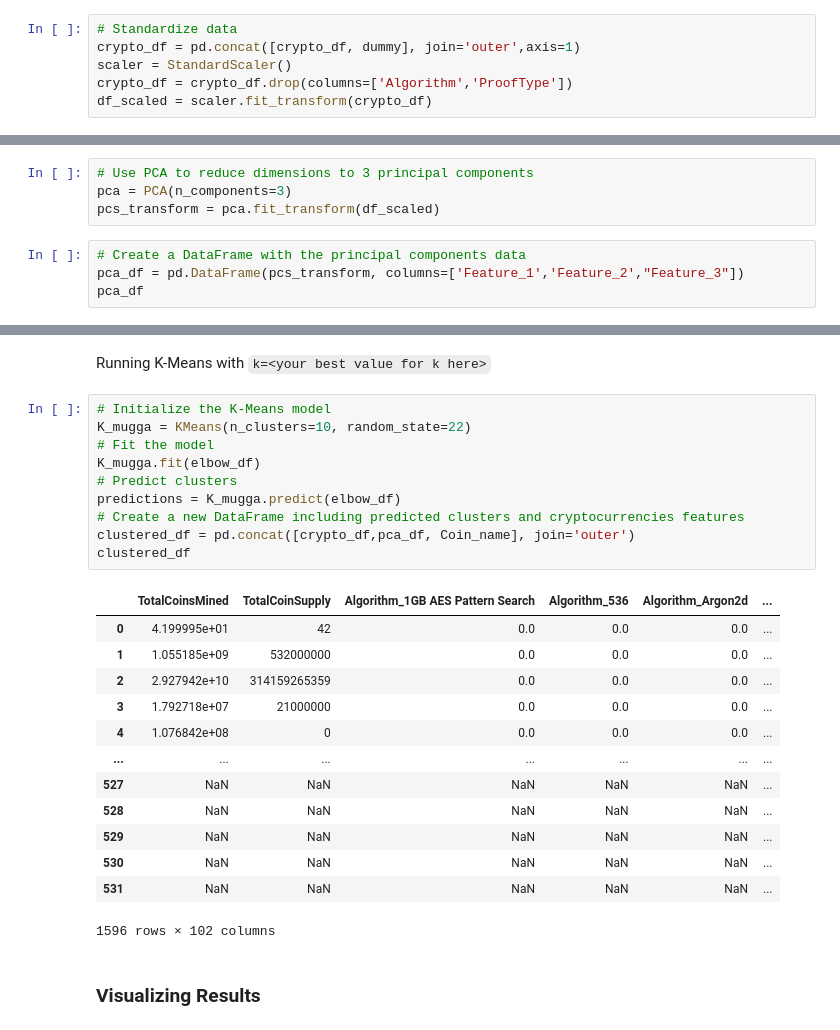
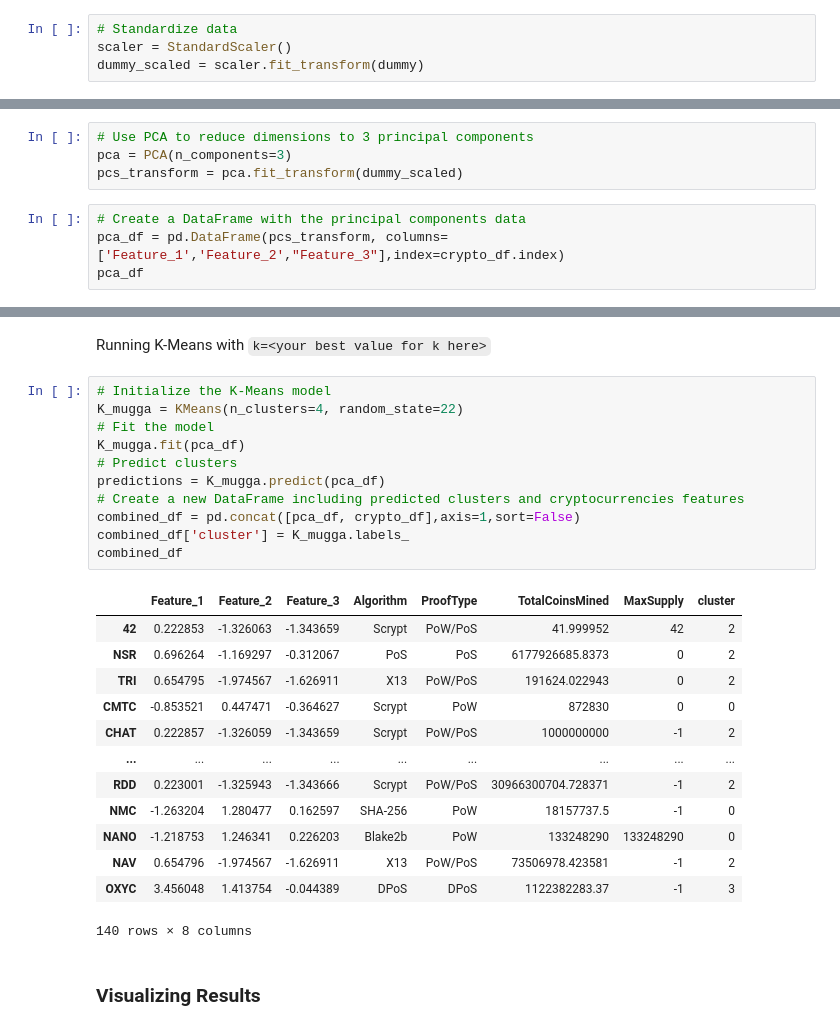
Before and after one commit to Angelboy-commercial/AWS-challenge, a Jupyter notebook: crypto_clustering.ipynb, the cells around one changed output, grey strips where cells are left out. Cells and saved outputs as stored; diff of their text form.

```diff
--- a/crypto_clustering.ipynb
+++ b/crypto_clustering.ipynb
@@ -179,16 +199,14 @@ dummy = pd.get_dummies(crypto_df[['Algorithm','ProofType']])
-# %%
-# Standardize data
-crypto_df = pd.concat([crypto_df, dummy], join='outer',axis=1)
-scaler = StandardScaler()
-crypto_df = crypto_df.drop(columns=['Algorithm','ProofType'])
-df_scaled = scaler.fit_transform(crypto_df)
+# %%
+# Standardize data
+scaler = StandardScaler()
+dummy_scaled = scaler.fit_transform(dummy)
 # %% [markdown]
 ### Reducing Dimensions Using PCA
 # %%
 # Use PCA to reduce dimensions to 3 principal components
 pca = PCA(n_components=3)
-pcs_transform = pca.fit_transform(df_scaled)
+pcs_transform = pca.fit_transform(dummy_scaled)
 # %%
 # Create a DataFrame with the principal components data
-pca_df = pd.DataFrame(pcs_transform, columns=['Feature_1','Feature_2',"Feature_3"])
+pca_df = pd.DataFrame(pcs_transform, columns=['Feature_1','Feature_2',"Feature_3"],index=crypto_df.index)
 pca_df
@@ -219,28 +250,29 @@ elbow_df.hvplot()
 Running K-Means with `k=<your best value for k here>`
 # %%
 # Initialize the K-Means model
-K_mugga = KMeans(n_clusters=10, random_state=22)
+K_mugga = KMeans(n_clusters=4, random_state=22)
 # Fit the model
-K_mugga.fit(elbow_df)
+K_mugga.fit(pca_df)
 # Predict clusters
-predictions = K_mugga.predict(elbow_df)
+predictions = K_mugga.predict(pca_df)
 # Create a new DataFrame including predicted clusters and cryptocurrencies features
-clustered_df = pd.concat([crypto_df,pca_df, Coin_name], join='outer')
-clustered_df
+combined_df = pd.concat([pca_df, crypto_df],axis=1,sort=False)
+combined_df['cluster'] = K_mugga.labels_
+combined_df
 # %% [output]
-|  | TotalCoinsMined | TotalCoinSupply | Algorithm_1GB AES Pattern Search | Algorithm_536 | Algorithm_Argon2d | ... |
-| 0 | 4.199995e+01 | 42 | 0.0 | 0.0 | 0.0 | ... |
-| 1 | 1.055185e+09 | 532000000 | 0.0 | 0.0 | 0.0 | ... |
-| 2 | 2.927942e+10 | 314159265359 | 0.0 | 0.0 | 0.0 | ... |
-| 3 | 1.792718e+07 | 21000000 | 0.0 | 0.0 | 0.0 | ... |
-| 4 | 1.076842e+08 | 0 | 0.0 | 0.0 | 0.0 | ... |
-| ... | ... | ... | ... | ... | ... | ... |
-| 527 | NaN | NaN | NaN | NaN | NaN | ... |
-| 528 | NaN | NaN | NaN | NaN | NaN | ... |
-| 529 | NaN | NaN | NaN | NaN | NaN | ... |
-| 530 | NaN | NaN | NaN | NaN | NaN | ... |
-| 531 | NaN | NaN | NaN | NaN | NaN | ... |
+|  | Feature_1 | Feature_2 | Feature_3 | Algorithm | ProofType | TotalCoinsMined | MaxSupply | cluster |
+| 42 | 0.222853 | -1.326063 | -1.343659 | Scrypt | PoW/PoS | 41.999952 | 42 | 2 |
+| NSR | 0.696264 | -1.169297 | -0.312067 | PoS | PoS | 6177926685.8373 | 0 | 2 |
+| TRI | 0.654795 | -1.974567 | -1.626911 | X13 | PoW/PoS | 191624.022943 | 0 | 2 |
+| CMTC | -0.853521 | 0.447471 | -0.364627 | Scrypt | PoW | 872830 | 0 | 0 |
+| CHAT | 0.222857 | -1.326059 | -1.343659 | Scrypt | PoW/PoS | 1000000000 | -1 | 2 |
+| ... | ... | ... | ... | ... | ... | ... | ... | ... |
+| RDD | 0.223001 | -1.325943 | -1.343666 | Scrypt | PoW/PoS | 30966300704.728371 | -1 | 2 |
+| NMC | -1.263204 | 1.280477 | 0.162597 | SHA-256 | PoW | 18157737.5 | -1 | 0 |
+| NANO | -1.218753 | 1.246341 | 0.226203 | Blake2b | PoW | 133248290 | 133248290 | 0 |
+| NAV | 0.654796 | -1.974567 | -1.626911 | X13 | PoW/PoS | 73506978.423581 | -1 | 2 |
+| OXYC | 3.456048 | 1.413754 | -0.044389 | DPoS | DPoS | 1122382283.37 | -1 | 3 |
-1596 rows × 102 columns
+140 rows × 8 columns
 # %% [markdown]
 ### Visualizing Results
 # %% [markdown]
```
Also changed, not shown: parts of 18 cells of this notebook.
